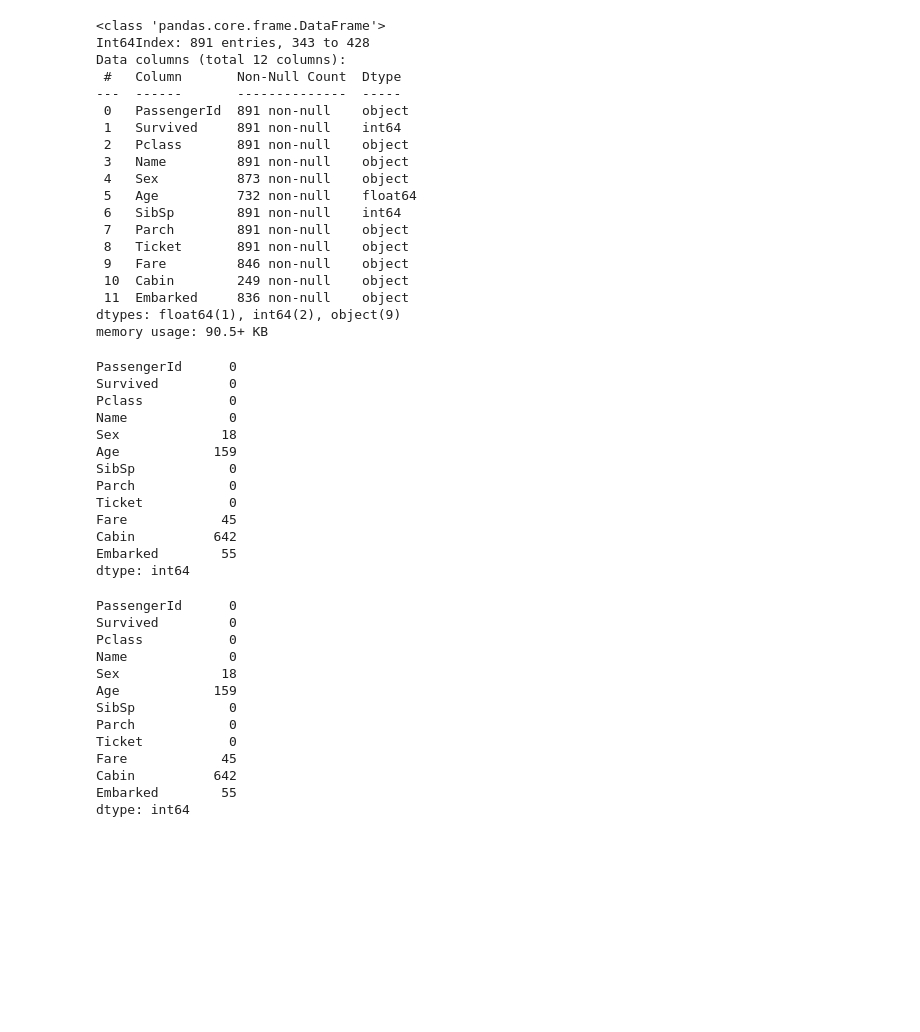
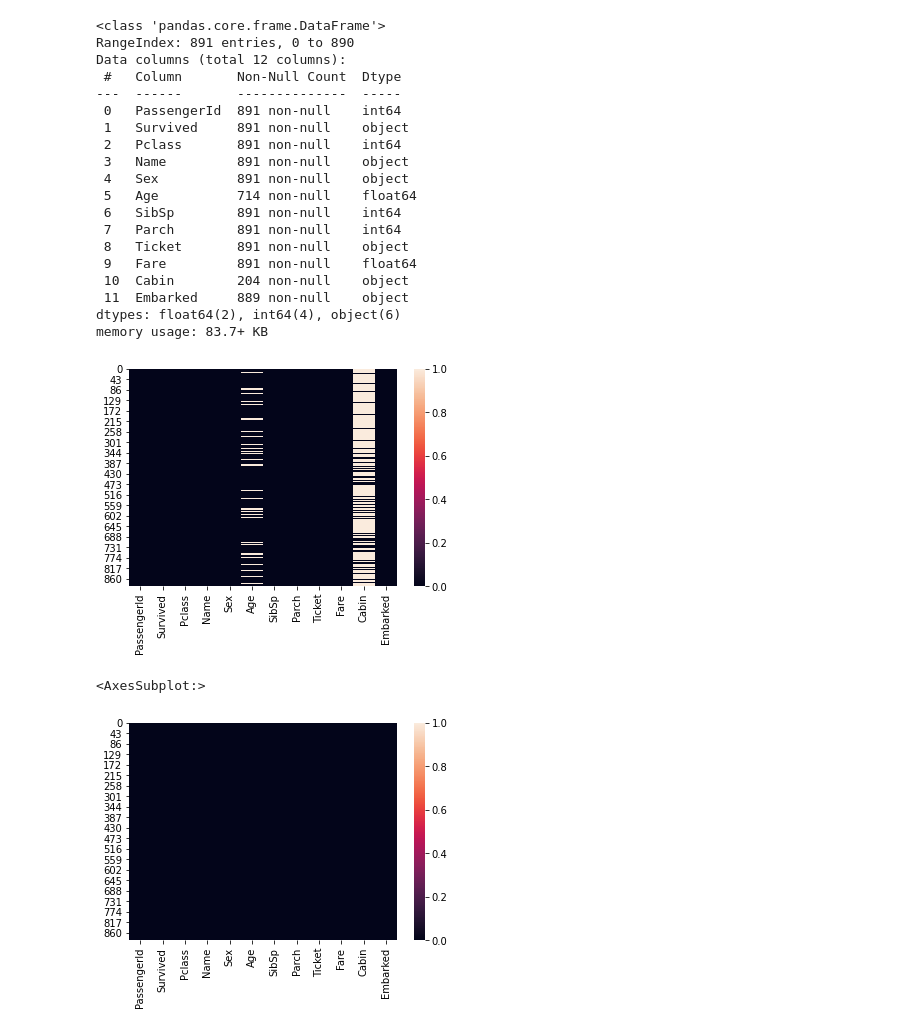
Before and after one commit to raniakbr/Artificial_intelligence_samsung_innovation_compus, a Jupyter notebook: third_checkpoint.ipynb, the cells around one changed output. Saved outputs shown, nothing was run; the diff lists cells and outputs as text; code cells hidden in the pictures; blank space fills up the shorter version.

```diff
--- a/third_checkpoint.ipynb
+++ b/third_checkpoint.ipynb
@@ -19,0 +1,9 @@ df.head()
+# %%
+import pandas as pd
+import numpy as np
+import seaborn as sns
+import matplotlib.pyplot as plt
+from sklearn.preprocessing import LabelEncoder
+
+df = pd.read_csv('titanic-passengers.csv',encoding="ISO-8859-1",delimiter=';')
+df.head(40)
@@ -22,56 +30,29 @@ df.head()
 df.info()
 # %% [output]
 <class 'pandas.core.frame.DataFrame'>
-Int64Index: 891 entries, 343 to 428
+RangeIndex: 891 entries, 0 to 890
 Data columns (total 12 columns):
  #   Column       Non-Null Count  Dtype
 ---  ------       --------------  -----
- 0   PassengerId  891 non-null    object
- 1   Survived     891 non-null    int64
- 2   Pclass       891 non-null    object
+ 0   PassengerId  891 non-null    int64
+ 1   Survived     891 non-null    object
+ 2   Pclass       891 non-null    int64
  3   Name         891 non-null    object
- 4   Sex          873 non-null    object
- 5   Age          732 non-null    float64
+ 4   Sex          891 non-null    object
+ 5   Age          714 non-null    float64
  6   SibSp        891 non-null    int64
- 7   Parch        891 non-null    object
+ 7   Parch        891 non-null    int64
  8   Ticket       891 non-null    object
- 9   Fare         846 non-null    object
- 10  Cabin        249 non-null    object
- 11  Embarked     836 non-null    object
-dtypes: float64(1), int64(2), object(9)
-memory usage: 90.5+ KB
+ 9   Fare         891 non-null    float64
+ 10  Cabin        204 non-null    object
+ 11  Embarked     889 non-null    object
+dtypes: float64(2), int64(4), object(6)
+memory usage: 83.7+ KB
 # %%
 #info about the missing values
 df.isnull().sum()
+
+sns.heatmap(df.isnull())
+plt.show()
 # %% [output]
-PassengerId      0
-Survived         0
-Pclass           0
-Name             0
-Sex             18
-Age            159
-SibSp            0
-Parch            0
-Ticket           0
-Fare            45
-Cabin          642
-Embarked        55
-dtype: int64
+[figure, added]
-# %%
-#replacing the missing values
-df_ = df["Sex"].dropna()
-df_.isnull().sum()
-# %% [output]
-PassengerId      0
-Survived         0
-Pclass           0
-Name             0
-Sex             18
-Age            159
-SibSp            0
-Parch            0
-Ticket           0
-Fare            45
-Cabin          642
-Embarked        55
-dtype: int64
@@ -77,0 +67,6 @@ dtype: int64
+# %%
+df_.head()
+sns.heatmap(df_.isnull())
+# %% [output]
+<AxesSubplot:>
+[figure, added]
```
Also changed, not shown: parts of 23 cells of this notebook, 18 other files.
